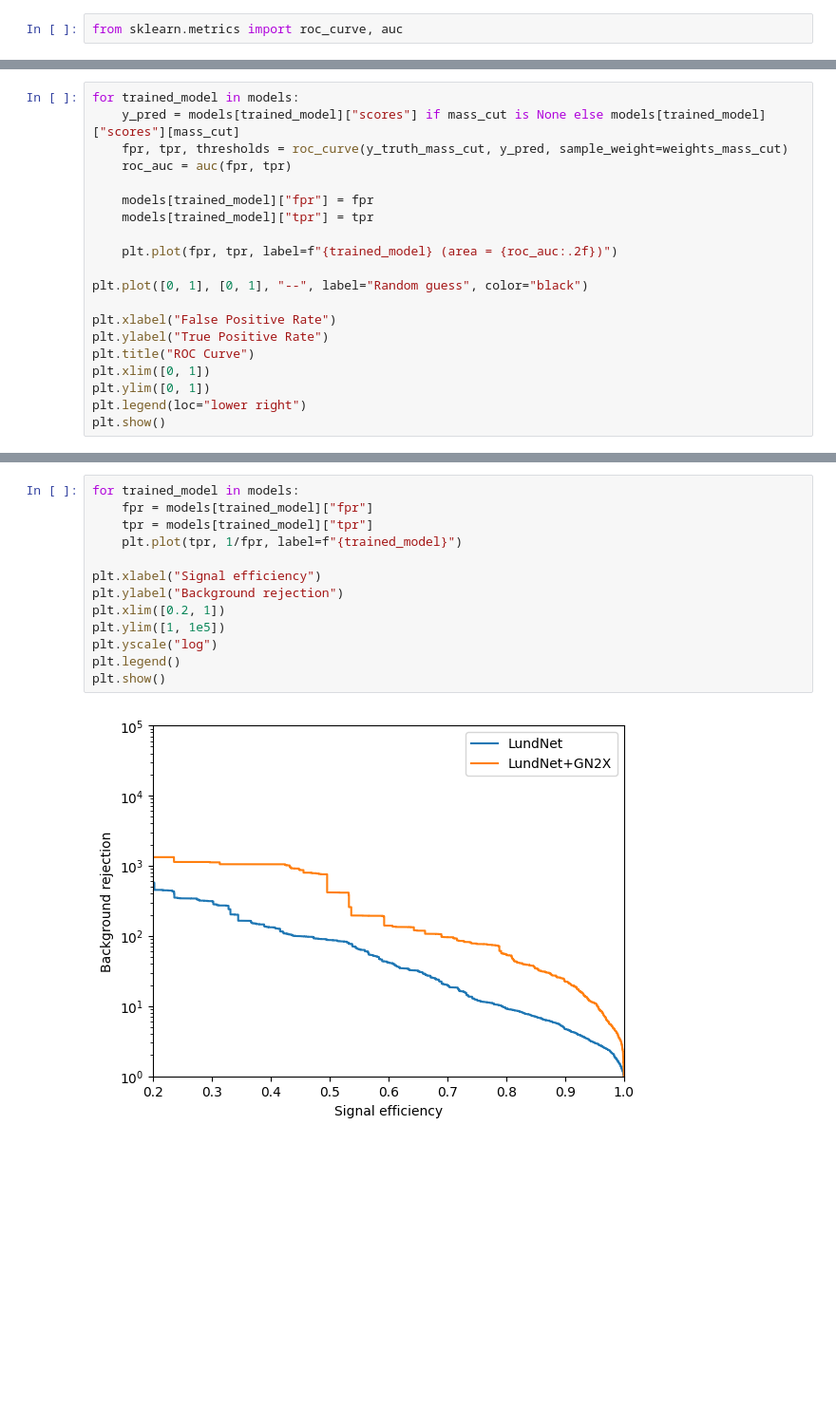
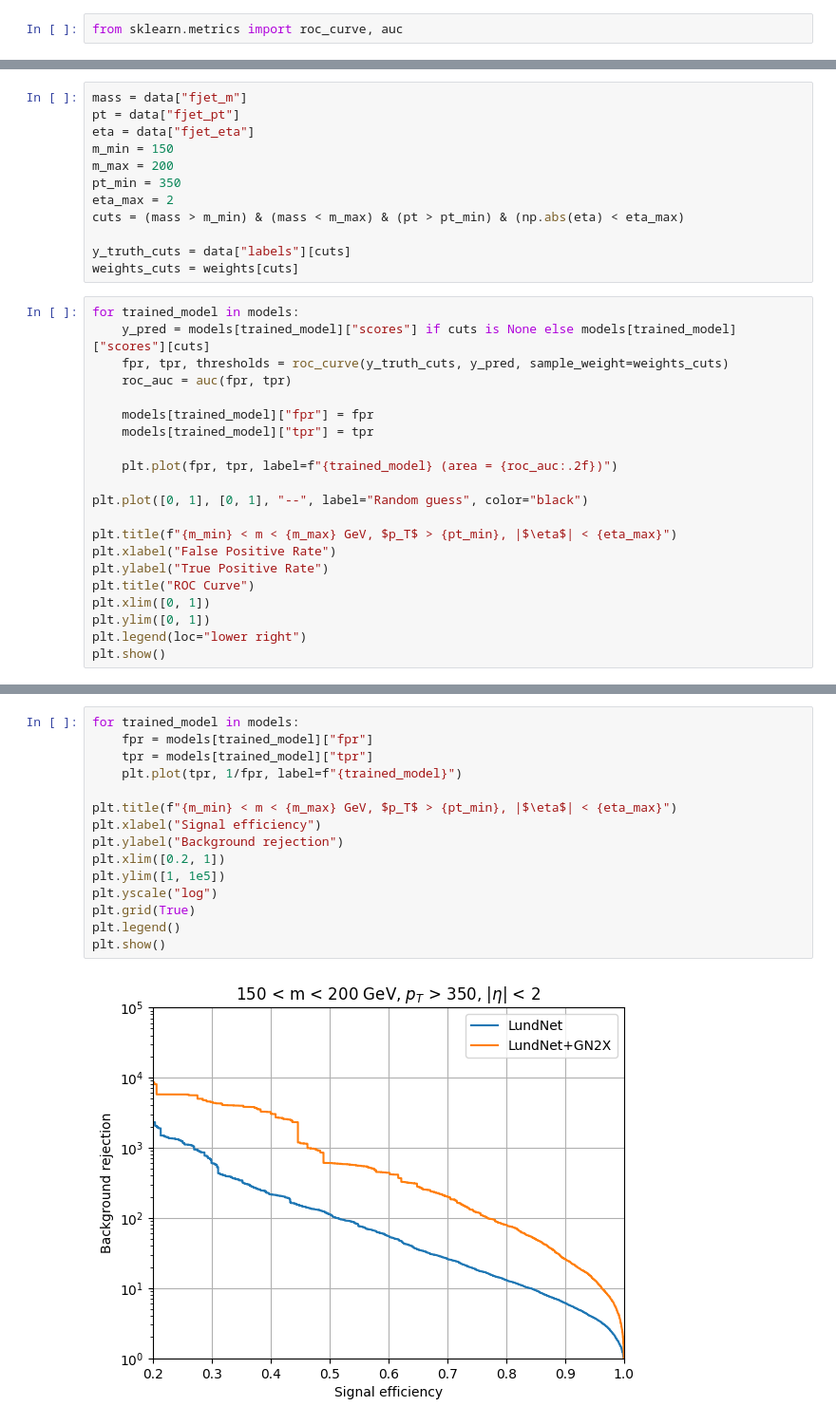
Before and after one commit to KonDoran/lundtoptagger, a Jupyter notebook: plotting.ipynb, the cells around one changed output, grey strips where cells are left out. Shown: that part at 95% size. Saved outputs shown, nothing was run; the diff lists cells and outputs as text; blank space fills up the shorter version.

```diff
--- a/plotting.ipynb
+++ b/plotting.ipynb
@@ -146,7 +140,19 @@ weights_mass_cut = weights[mass_cut]
+# %%
+mass = data["fjet_m"]
+pt = data["fjet_pt"]
+eta = data["fjet_eta"]
+m_min = 150
+m_max = 200
+pt_min = 350
+eta_max = 2
+cuts = (mass > m_min) & (mass < m_max) & (pt > pt_min) & (np.abs(eta) < eta_max)
+
+y_truth_cuts = data["labels"][cuts]
+weights_cuts = weights[cuts]
 # %%
 for trained_model in models:
-    y_pred = models[trained_model]["scores"] if mass_cut is None else models[trained_model]["scores"][mass_cut]
-    fpr, tpr, thresholds = roc_curve(y_truth_mass_cut, y_pred, sample_weight=weights_mass_cut)
+    y_pred = models[trained_model]["scores"] if cuts is None else models[trained_model]["scores"][cuts]
+    fpr, tpr, thresholds = roc_curve(y_truth_cuts, y_pred, sample_weight=weights_cuts)
     roc_auc = auc(fpr, tpr)
 
     models[trained_model]["fpr"] = fpr
@@ -156,6 +162,7 @@ for trained_model in models:
 
 plt.plot([0, 1], [0, 1], "--", label="Random guess", color="black")
 
+plt.title(f"{m_min} < m < {m_max} GeV, $p_T$ > {pt_min}, |$\eta$| < {eta_max}")
 plt.xlabel("False Positive Rate")
 plt.ylabel("True Positive Rate")
 plt.title("ROC Curve")
@@ -168,15 +175,17 @@ plt.show()
 # %%
 for trained_model in models:
     fpr = models[trained_model]["fpr"]
     tpr = models[trained_model]["tpr"]
     plt.plot(tpr, 1/fpr, label=f"{trained_model}")
 
+plt.title(f"{m_min} < m < {m_max} GeV, $p_T$ > {pt_min}, |$\eta$| < {eta_max}")
 plt.xlabel("Signal efficiency")
 plt.ylabel("Background rejection")
 plt.xlim([0.2, 1])
 plt.ylim([1, 1e5])
 plt.yscale("log")
+plt.grid(True)
 plt.legend()
 plt.show()
 # %% [output]
-[figure, old version]
+[figure, new version]
```
Also changed, not shown: parts of 2 cells of this notebook.
